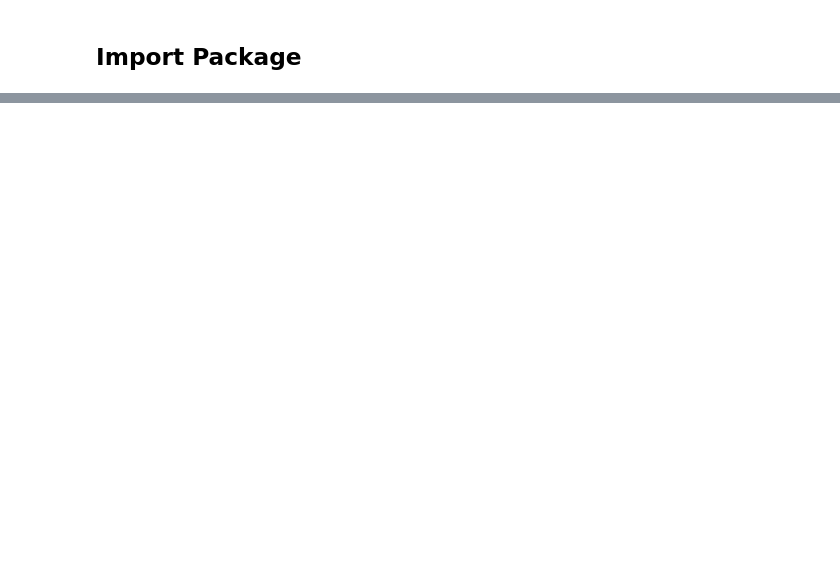
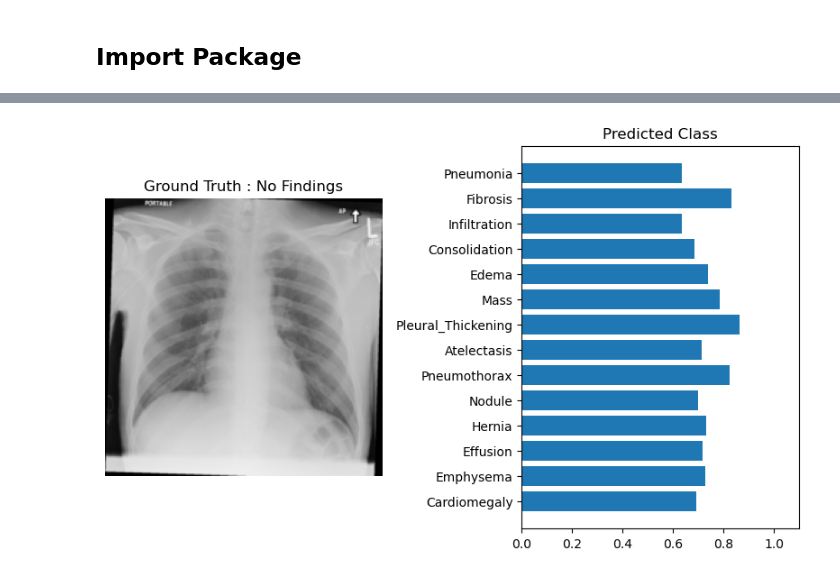
Before and after one commit to HongYongGi/x-ray-classification, a Jupyter notebook: N01_data_analysis.ipynb, the cells around one changed output, grey strips where cells are left out. Saved outputs shown, nothing was run; the diff lists cells and outputs as text; code cells hidden in the pictures; blank space fills up the shorter version.

```diff
--- a/N01_data_analysis.ipynb
+++ b/N01_data_analysis.ipynb
@@ -67,0 +420,8 @@ data.iloc[:,1:].sum().plot.barh()
+# %%
+image,label = trainset[999]
+
+ps = base_model(image.unsqueeze(0).to(device))
+
+view_classify(image,ps,label)
+# %% [output]
+[figure, added]
```
Also changed, not shown: parts of 56 cells of this notebook.
